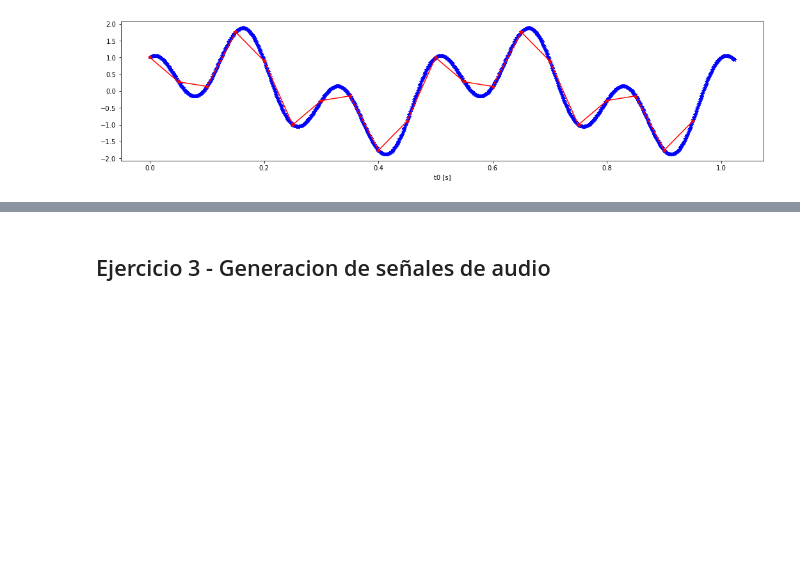
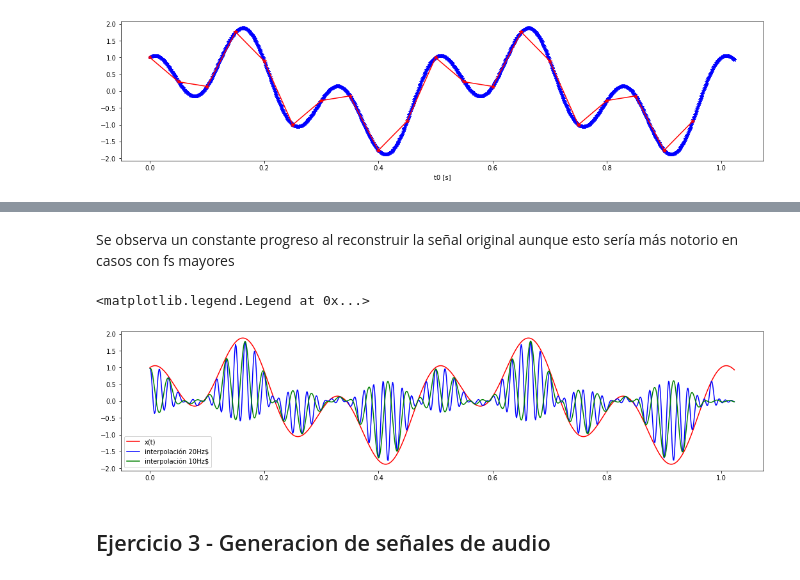
Before and after one commit to electronmaxi/Project-FMPS2, a Jupyter notebook: FMPS2.ipynb, the cells around one changed output, grey strips where cells are left out. Drawn from its saved outputs; the diff is of its cells as text; code cells hidden in the pictures; blank space fills up the shorter version.

```diff
--- a/FMPS2.ipynb
+++ b/FMPS2.ipynb
@@ -87,3 +143,20 @@ Text(0.5, 0, 't0 [s]')
+# %% [markdown]
+Se observa un constante progreso al reconstruir la señal original aunque esto sería más notorio en casos con fs mayores
+# %%
+f20 = 60
+t20 = np.arange(0, 1, 1/f20)
+x20 = x(t20)
+f10 = 30
+t10 = np.arange(0, 1, 1/f10)
+x10 = x(t10)
+fig, ax = plt. subplots (1, figsize = (18, 4))
+ax.plot(t0, x0, 'r-', label = 'x(t)')
+ax.plot(t0, recSinc(x20, t20, f20, t0), 'b-', label = 'interpolación 20Hz$')
+ax.plot(t0, recSinc(x10, t10, f10, t0), 'g-', label = 'interpolación 10Hz$')
+ax.legend()
+# %% [output]
+<matplotlib.legend.Legend at 0x...>
+[figure, added]
 # %% [markdown]
  Ejercicio 3 - Generacion de señales de audio
  ---------------
```
Also changed, not shown: parts of 18 cells of this notebook, 3 other files.
